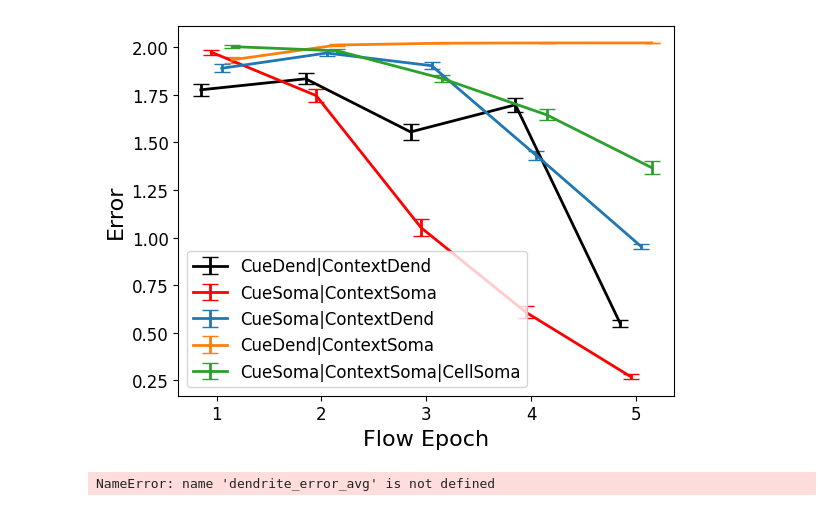
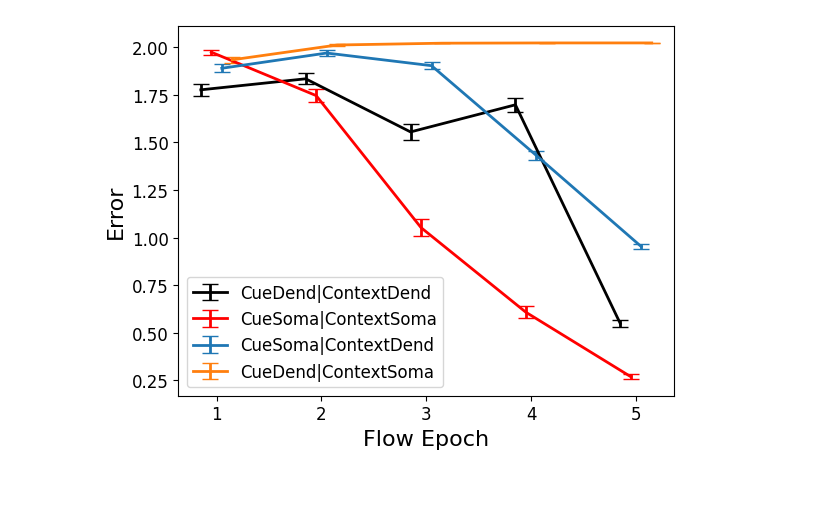
Before and after one commit to ntolley/dendractor, a Jupyter notebook: notebooks/plot_memorycontext_error_comparison.ipynb, the cells around one changed output. Saved outputs shown, nothing was run; the diff lists cells and outputs as text; code cells hidden in the pictures.

```diff
--- a/notebooks/plot_memorycontext_error_comparison.ipynb
+++ b/notebooks/plot_memorycontext_error_comparison.ipynb
@@ -172,42 +186,33 @@ linewidth = 2
 
 cuedend_contextdend_error_avg = np.mean(np.array(res_dict_cuedend_contextdend['error_list']), axis=1)
 cuedend_contextdend_error_std = np.std(np.array(res_dict_cuedend_contextdend['error_list']), axis=1) / np.sqrt(250)
 
 cuesoma_contextsoma_error_avg = np.mean(np.array(res_dict_cuesoma_contextsoma['error_list']), axis=1)
 cuesoma_contextsoma_error_std = np.std(np.array(res_dict_cuesoma_contextsoma['error_list']), axis=1) / np.sqrt(250)
 
 cuesoma_contextdend_error_avg = np.mean(np.array(res_dict_cuesoma_contextdend['error_list']), axis=1)
 cuesoma_contextdend_error_std = np.std(np.array(res_dict_cuesoma_contextdend['error_list']), axis=1) / np.sqrt(250)
 
 cuedend_contextsoma_error_avg = np.mean(np.array(res_dict_cuedend_contextsoma['error_list']), axis=1)
 cuedend_contextsoma_error_std = np.std(np.array(res_dict_cuedend_contextsoma['error_list']), axis=1) / np.sqrt(250)
 
 cuesoma_contextsoma_cellsoma_error_avg = np.mean(np.array(res_dict_cuesoma_contextsoma_cellsoma['error_list']), axis=1)
 cuesoma_contextsoma_cellsoma_error_std = np.std(np.array(res_dict_cuesoma_contextsoma_cellsoma['error_list']), axis=1) / np.sqrt(250)
 
 
 xticks = np.array(list(range(1,6)))
 plt.errorbar(x=xticks-0.15, y=cuedend_contextdend_error_avg, yerr=cuedend_contextdend_error_std, linewidth=linewidth, label='CueDend|ContextDend', color='k', capsize=6)
 plt.errorbar(x=xticks-0.05, y=cuesoma_contextsoma_error_avg, yerr=cuesoma_contextsoma_error_std, linewidth=linewidth, label='CueSoma|ContextSoma', color='r', capsize=6)
 plt.errorbar(x=xticks+0.05, y=cuesoma_contextdend_error_avg, yerr=cuesoma_contextdend_error_std, linewidth=linewidth, label='CueSoma|ContextDend', color='C0', capsize=6)
 plt.errorbar(x=xticks+0.15, y=cuedend_contextsoma_error_avg, yerr=cuedend_contextsoma_error_std, linewidth=linewidth, label='CueDend|ContextSoma', color='C1', capsize=6)
-plt.errorbar(x=xticks+0.15, y=cuesoma_contextsoma_cellsoma_error_avg, yerr=cuesoma_contextsoma_cellsoma_error_std, linewidth=linewidth, label='CueSoma|ContextSoma|CellSoma', color='C2', capsize=6)
+# plt.errorbar(x=xticks+0.15, y=cuesoma_contextsoma_cellsoma_error_avg, yerr=cuesoma_contextsoma_cellsoma_error_std, linewidth=linewidth, label='CueSoma|ContextSoma|CellSoma', color='C2', capsize=6)
 
 
 plt.xticks(fontsize=ticksize)
 plt.yticks(fontsize=ticksize)
 plt.legend(fontsize=legendsize)
 plt.ylabel('Error', fontsize=labelsize)
 plt.xlabel('Flow Epoch', fontsize=labelsize)
-plt.savefig('../figures/memorycontext_error_comparison.svg')
+# plt.savefig('../figures/memorycontext_error_comparison.svg')
 # %% [output]
-[figure, old version]
+[figure, new version]
-# %%
-opt_dict = {'flow_idx': list(range(5)),
-            'dendrite_error_avg': dendrite_error_avg, 'dendrite_error_std': dendrite_error_std,
-            'nodendrite_error_avg': nodendrite_error_avg, 'nodendrite_error_std': nodendrite_error_std,
-            }
-opt_df = pd.DataFrame(opt_dict)
-opt_df.to_csv('../data/memorycontext_optimization_comparison.csv')
-# %% [output]
-NameError: name 'dendrite_error_avg' is not defined
```
Also changed, not shown: parts of 6 cells of this notebook, 3 other files.
